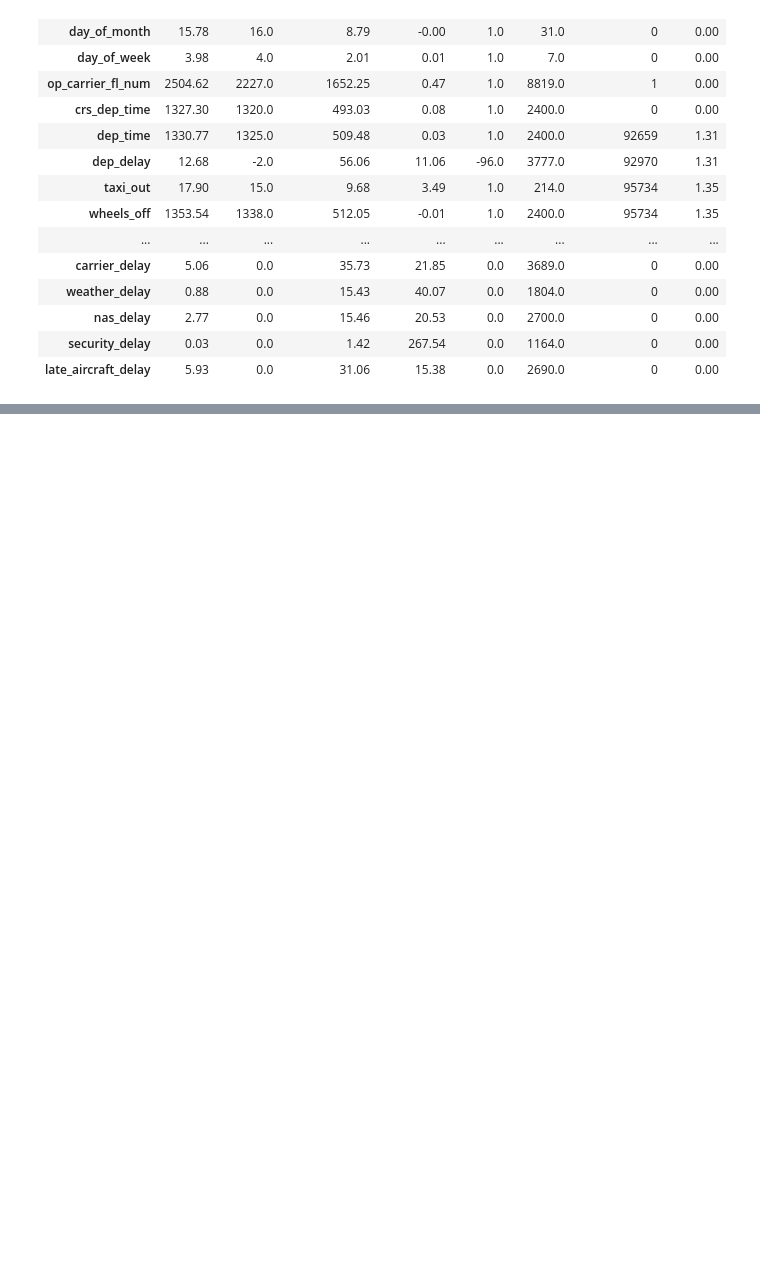
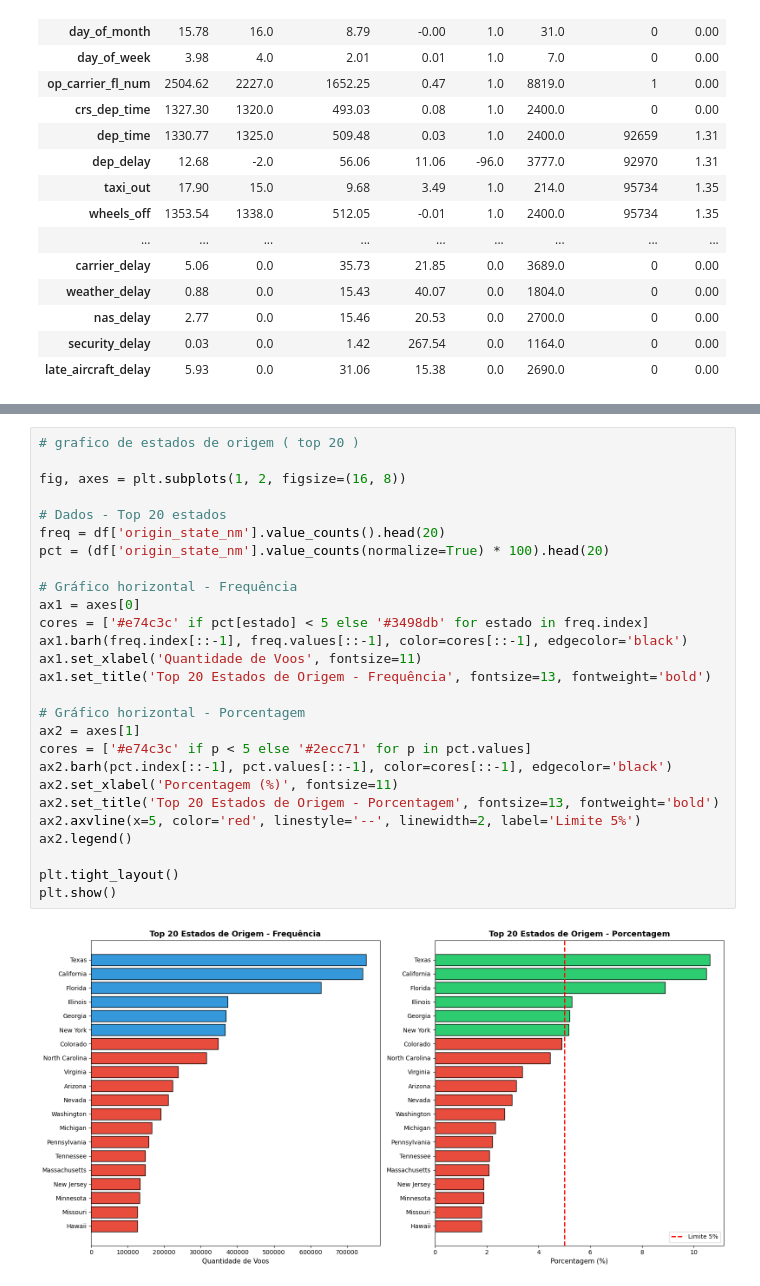
Before and after one commit to lrfurst/Hackathon2025, a Jupyter notebook: datascience/1_eda/notebooks/2_analise-univeriadas@higor.ipynb, the cells around one changed output, grey strips where cells are left out. Saved outputs shown, nothing was run; the diff lists cells and outputs as text; blank space fills up the shorter version.

```diff
--- a/datascience/1_eda/notebooks/2_analise-univeriadas@higor.ipynb
+++ b/datascience/1_eda/notebooks/2_analise-univeriadas@higor.ipynb
@@ -269,0 +433,29 @@ resumo.round(2)
+# %%
+# grafico de estados de origem ( top 20 )
+
+fig, axes = plt.subplots(1, 2, figsize=(16, 8))
+
+# Dados - Top 20 estados
+freq = df['origin_state_nm'].value_counts().head(20)
+pct = (df['origin_state_nm'].value_counts(normalize=True) * 100).head(20)
+
+# Gráfico horizontal - Frequência
+ax1 = axes[0]
+cores = ['#e74c3c' if pct[estado] < 5 else '#3498db' for estado in freq.index]
+ax1.barh(freq.index[::-1], freq.values[::-1], color=cores[::-1], edgecolor='black')
+ax1.set_xlabel('Quantidade de Voos', fontsize=11)
+ax1.set_title('Top 20 Estados de Origem - Frequência', fontsize=13, fontweight='bold')
+
+# Gráfico horizontal - Porcentagem
+ax2 = axes[1]
+cores = ['#e74c3c' if p < 5 else '#2ecc71' for p in pct.values]
+ax2.barh(pct.index[::-1], pct.values[::-1], color=cores[::-1], edgecolor='black')
+ax2.set_xlabel('Porcentagem (%)', fontsize=11)
+ax2.set_title('Top 20 Estados de Origem - Porcentagem', fontsize=13, fontweight='bold')
+ax2.axvline(x=5, color='red', linestyle='--', linewidth=2, label='Limite 5%')
+ax2.legend()
+
+plt.tight_layout()
+plt.show()
+# %% [output]
+[figure, added]
```
Also changed, not shown: parts of 16 cells of this notebook.
